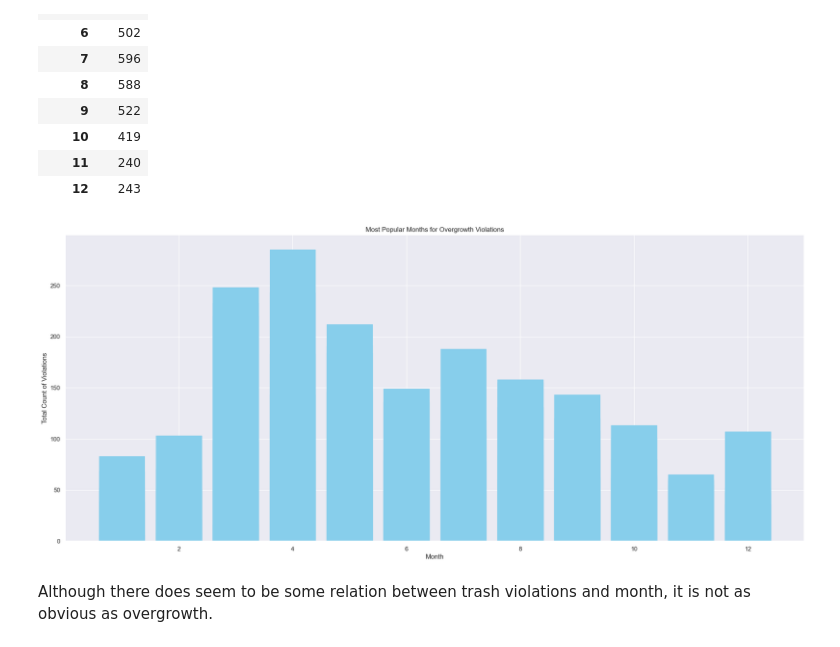
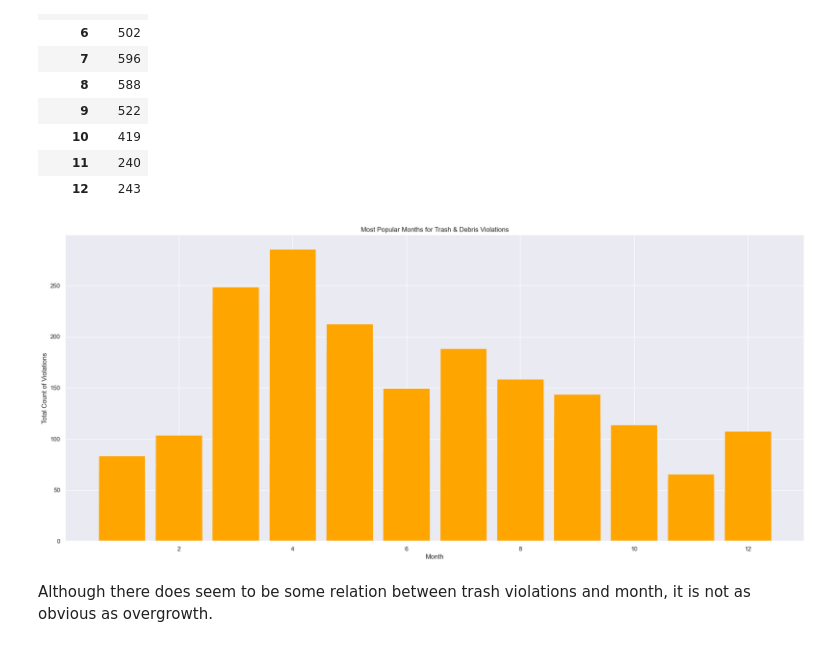
Before and after one commit to ht6631/IST_652_Project, a Jupyter notebook: ProjectAnalysis.ipynb, the cells around one changed output. Drawn from its saved outputs; the diff is of its cells as text; code cells hidden in the pictures.

```diff
--- a/ProjectAnalysis.ipynb
+++ b/ProjectAnalysis.ipynb
@@ -596,13 +595,13 @@ trash.groupby('month').sum()
 | 11 | 240 |
 | 12 | 243 |
 # %%
-plt.bar(trash['month'], trash['count'], color='skyblue',edgecolor='skyblue')
-plt.title('Most Popular Months for Overgrowth Violations')
+plt.bar(trash['month'], trash['count'], color='orange',edgecolor='orange')
+plt.title('Most Popular Months for Trash & Debris Violations')
 plt.xlabel('Month')
 plt.ylabel('Total Count of Violations')
 plt.show()
 # %% [output]
-[figure, old version]
+[figure, new version]
 # %% [markdown]
 Although there does seem to be some relation between trash violations and month, it is not as obvious as overgrowth.
 # %% [markdown]
```
Also changed, not shown: parts of 4 cells of this notebook.
